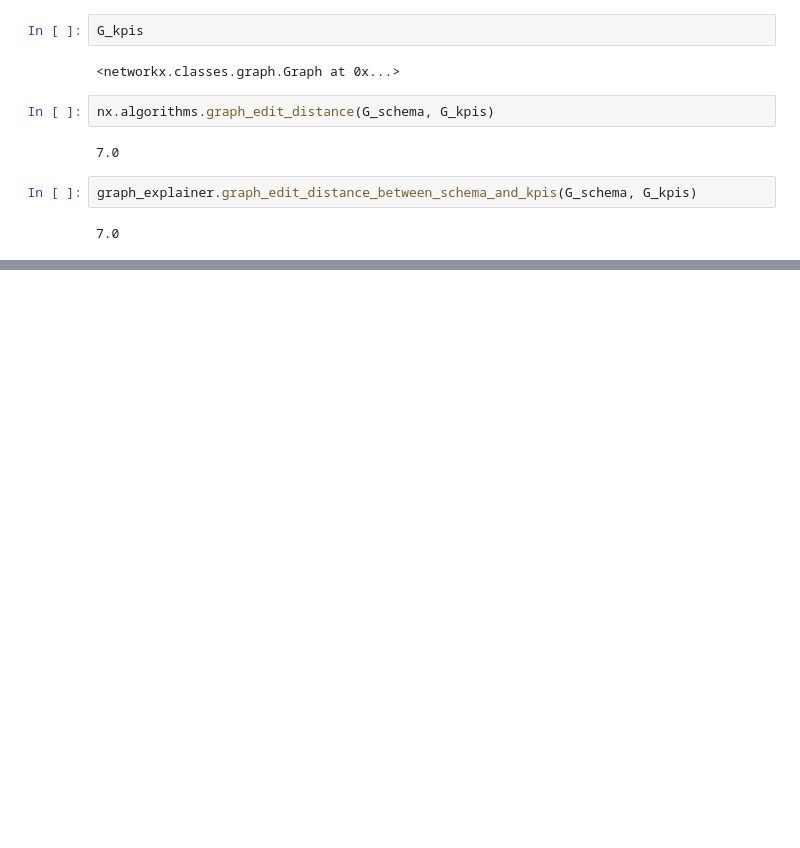
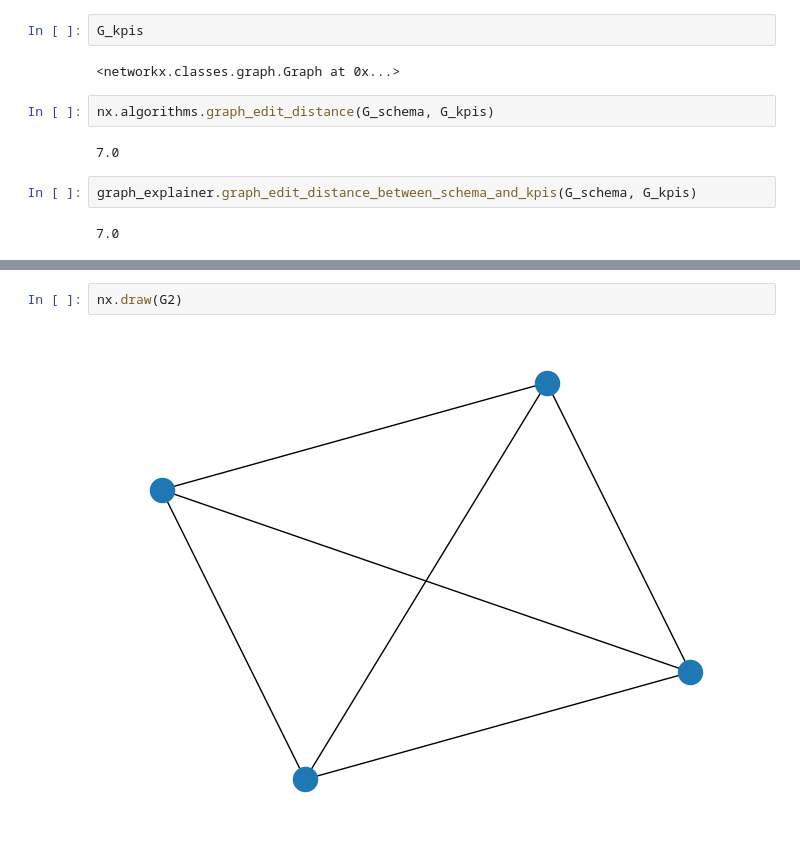
Before and after one commit to moria-ai-labs/data_readiness, a Jupyter notebook: notebooks/20250524-moria-schema-kpi-analysis-dev-notebook.v.0.1-c001.ipynb, the cells around one changed output, grey strips where cells are left out. Drawn from its saved outputs; the diff is of its cells as text; blank space fills up the shorter version.

```diff
--- a/notebooks/20250524-moria-schema-kpi-analysis-dev-notebook.v.0.1-c001.ipynb
+++ b/notebooks/20250524-moria-schema-kpi-analysis-dev-notebook.v.0.1-c001.ipynb
@@ -108,0 +126,4 @@ graph_explainer.graph_edit_distance_between_schema_and_kpis(G_schema, G_kpis)
+# %%
+nx.draw(G2)
+# %% [output]
+[figure, added]
```
Also changed, not shown: parts of 4 cells of this notebook.
